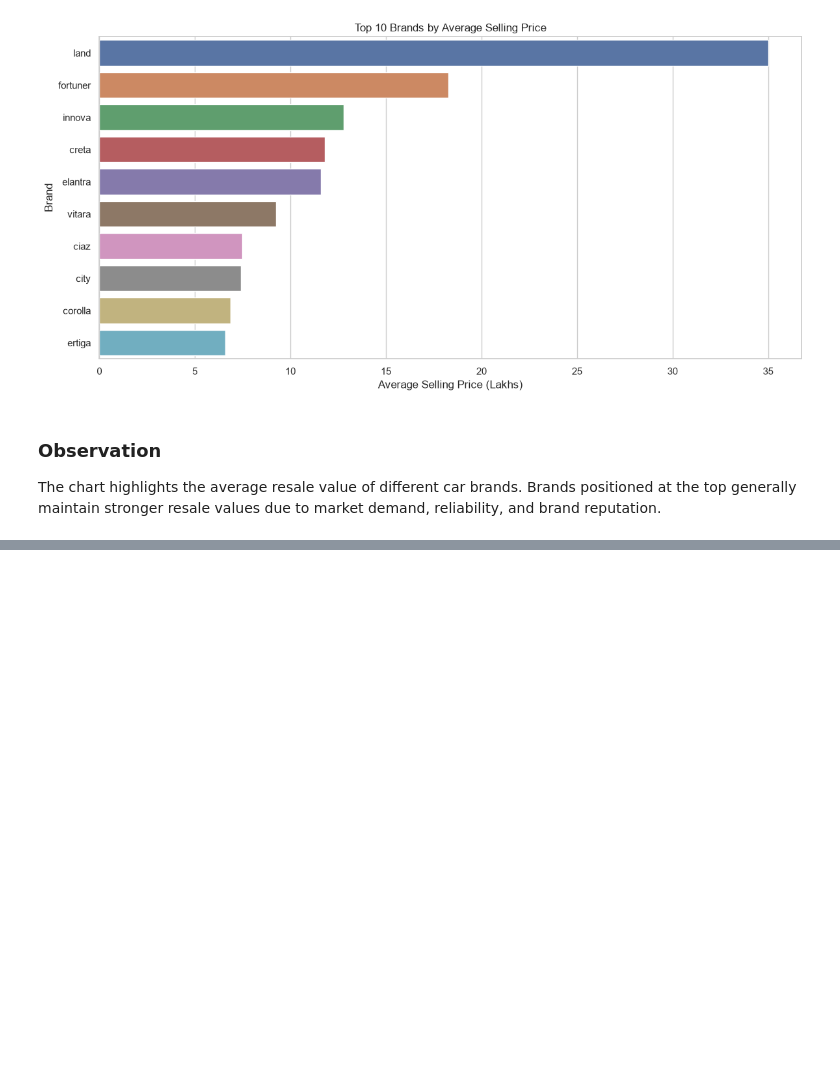
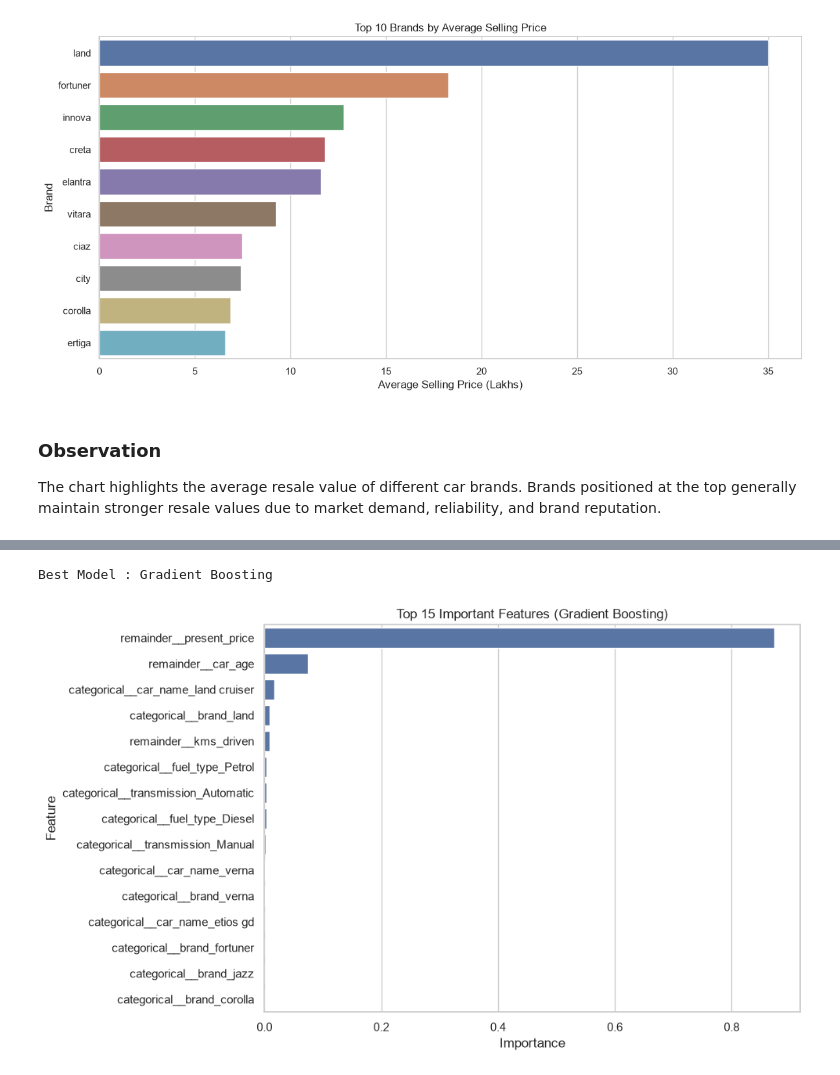
Before and after one commit to Sowravkanth/OIBSIP, a Jupyter notebook: DataScience-Task3-CarPricePrediction/notebooks/Car_Price_Prediction.ipynb, the cells around one changed output, grey strips where cells are left out. Cells and saved outputs as stored; diff of their text form; code cells hidden in the pictures; blank space fills up the shorter version.

Commit message:
Add regression models and evaluation pipeline

```diff
--- a/DataScience-Task3-CarPricePrediction/notebooks/Car_Price_Prediction.ipynb
+++ b/DataScience-Task3-CarPricePrediction/notebooks/Car_Price_Prediction.ipynb
@@ -415,0 +456,12 @@ The chart highlights the average resale value of different car brands. Brands po
+# %%
+# Train-Test Split
+
+X_train, X_test, y_train, y_test = train_test_split(
+    X,
+    y,
+    test_size=0.20,
+    random_state=42
+)
+
+print(f"Training Samples : {len(X_train)}")
+print(f"Testing Samples  : {len(X_test)}")
@@ -415,0 +548,68 @@ The chart highlights the average resale value of different car brands. Brands po
+# %%
+# Best Model
+
+best_model_name = results_df.iloc[0]["Model"]
+
+best_pipeline = trained_models[best_model_name]
+
+print(f"Best Model : {best_model_name}")
+# %% [output]
+Best Model : Gradient Boosting
+# %%
+# Feature Importance
+
+if best_model_name != "Linear Regression":
+
+    feature_names = (
+        best_pipeline.named_steps["preprocessor"]
+        .get_feature_names_out()
+    )
+
+    importances = (
+        best_pipeline.named_steps["model"]
+        .feature_importances_
+    )
+
+    importance_df = pd.DataFrame({
+        "Feature": feature_names,
+        "Importance": importances
+    })
+
+    importance_df = (
+        importance_df
+        .sort_values(
+            by="Importance",
+            ascending=False
+        )
+        .head(15)
+    )
+
+    plt.figure(figsize=(10,6))
+
+    sns.barplot(
+        data=importance_df,
+        x="Importance",
+        y="Feature"
+    )
+
+    plt.title(
+        f"Top 15 Important Features ({best_model_name})"
+    )
+
+    plt.tight_layout()
+
+    plt.savefig(
+        "../outputs/images/feature_importance.png",
+        dpi=300,
+        bbox_inches="tight"
+    )
+
+    plt.show()
+
+else:
+
+    print(
+        "Feature importance is unavailable for Linear Regression."
+    )
+# %% [output]
+[figure, added]
```
Also changed, not shown: parts of 14 cells of this notebook, 2 other files.
